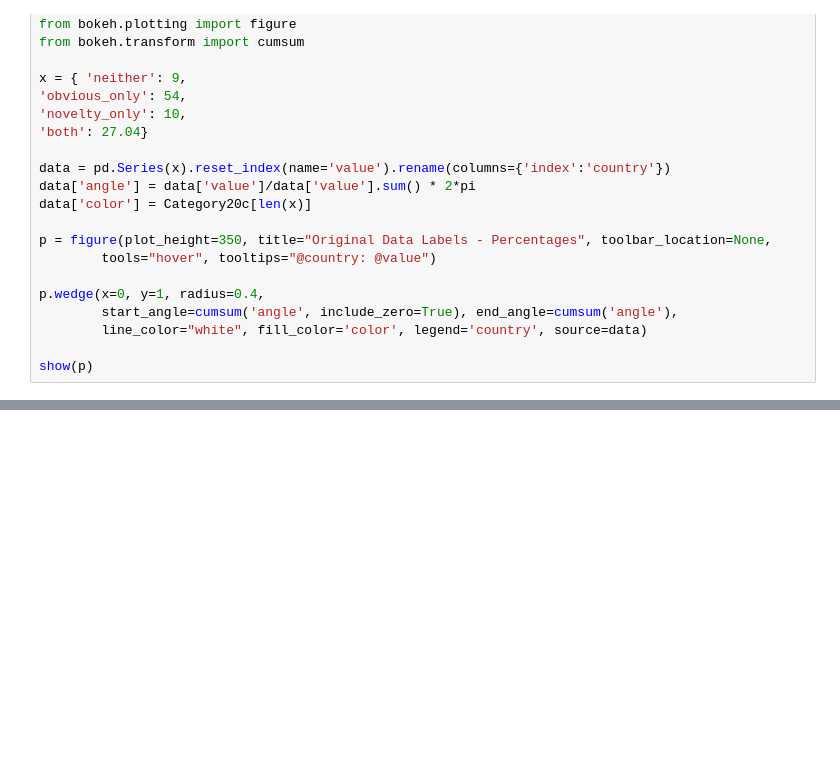
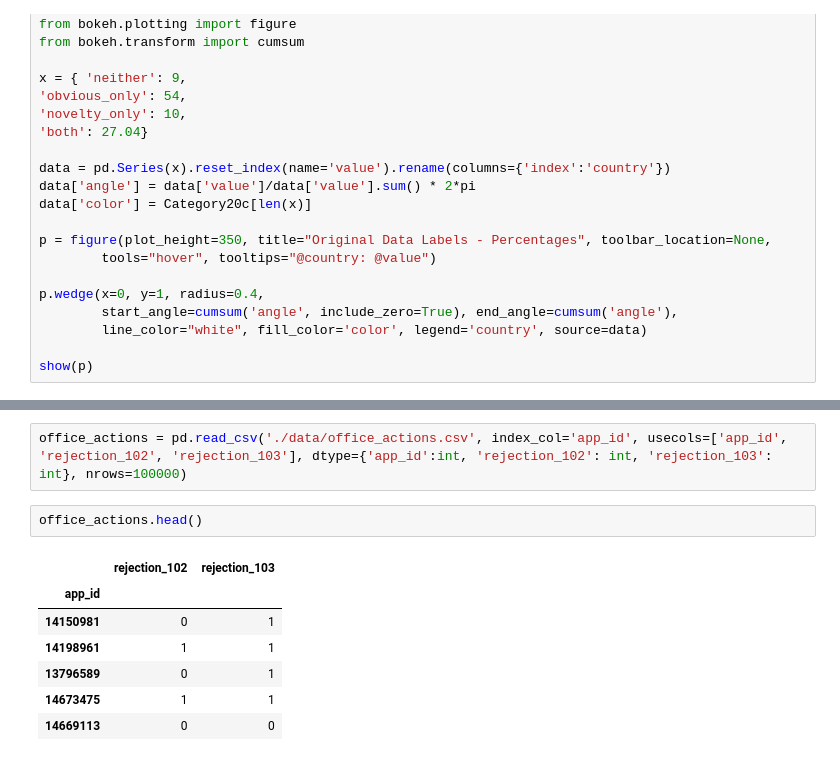
Before and after one commit to davidmartuscello/patent-classification, a Jupyter notebook: ProcessData.ipynb, the cells around one changed output, grey strips where cells are left out. Drawn from its saved outputs; the diff is of its cells as text; blank space fills up the shorter version.

```diff
--- a/ProcessData.ipynb
+++ b/ProcessData.ipynb
@@ -115,0 +138,12 @@ show(p)
+# %%
+office_actions = pd.read_csv('./data/office_actions.csv', index_col='app_id', usecols=['app_id', 'rejection_102', 'rejection_103'], dtype={'app_id':int, 'rejection_102': int, 'rejection_103': int}, nrows=100000)
+# %%
+office_actions.head()
+# %% [output]
+|  | rejection_102 | rejection_103 |
+| app_id |  |  |
+| 14150981 | 0 | 1 |
+| 14198961 | 1 | 1 |
+| 13796589 | 0 | 1 |
+| 14673475 | 1 | 1 |
+| 14669113 | 0 | 0 |
```
Also changed, not shown: parts of 2 cells of this notebook, 4 other files.
